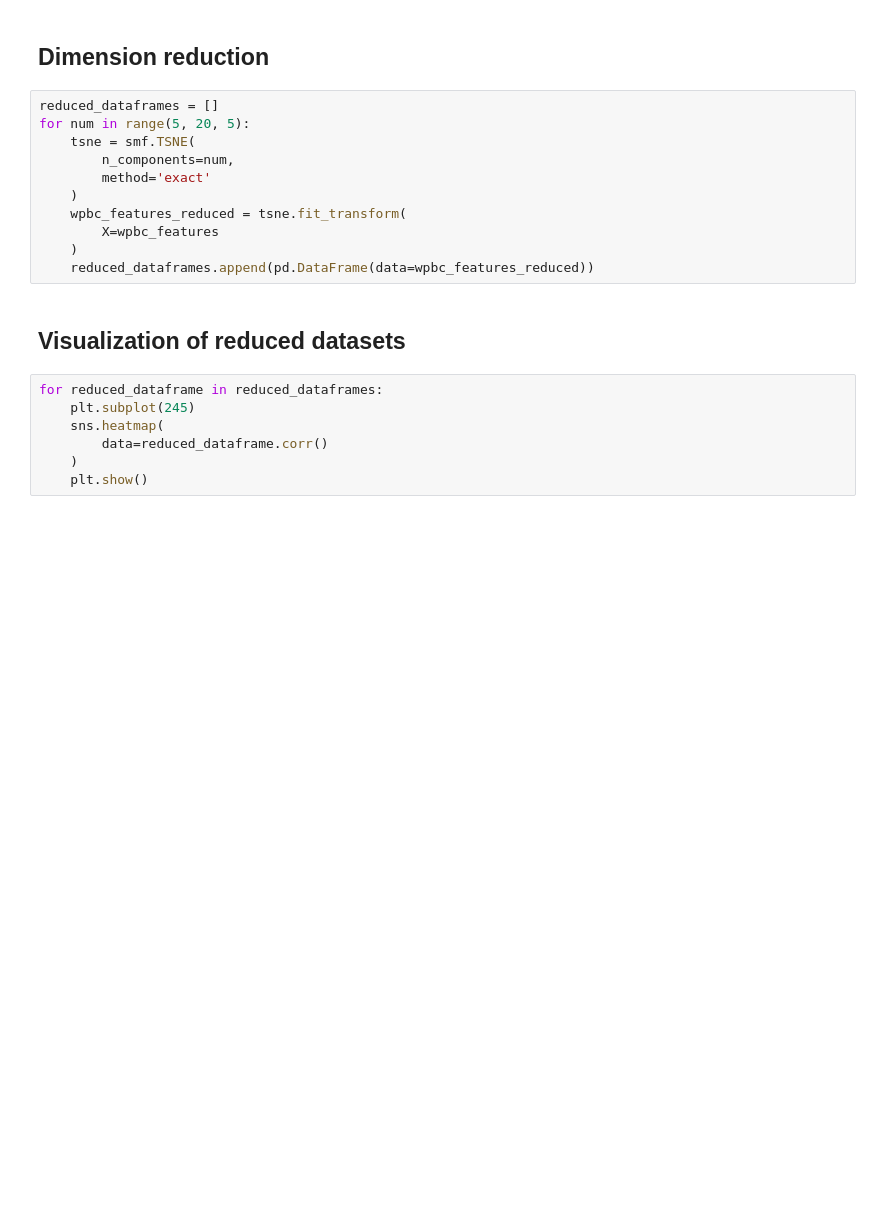
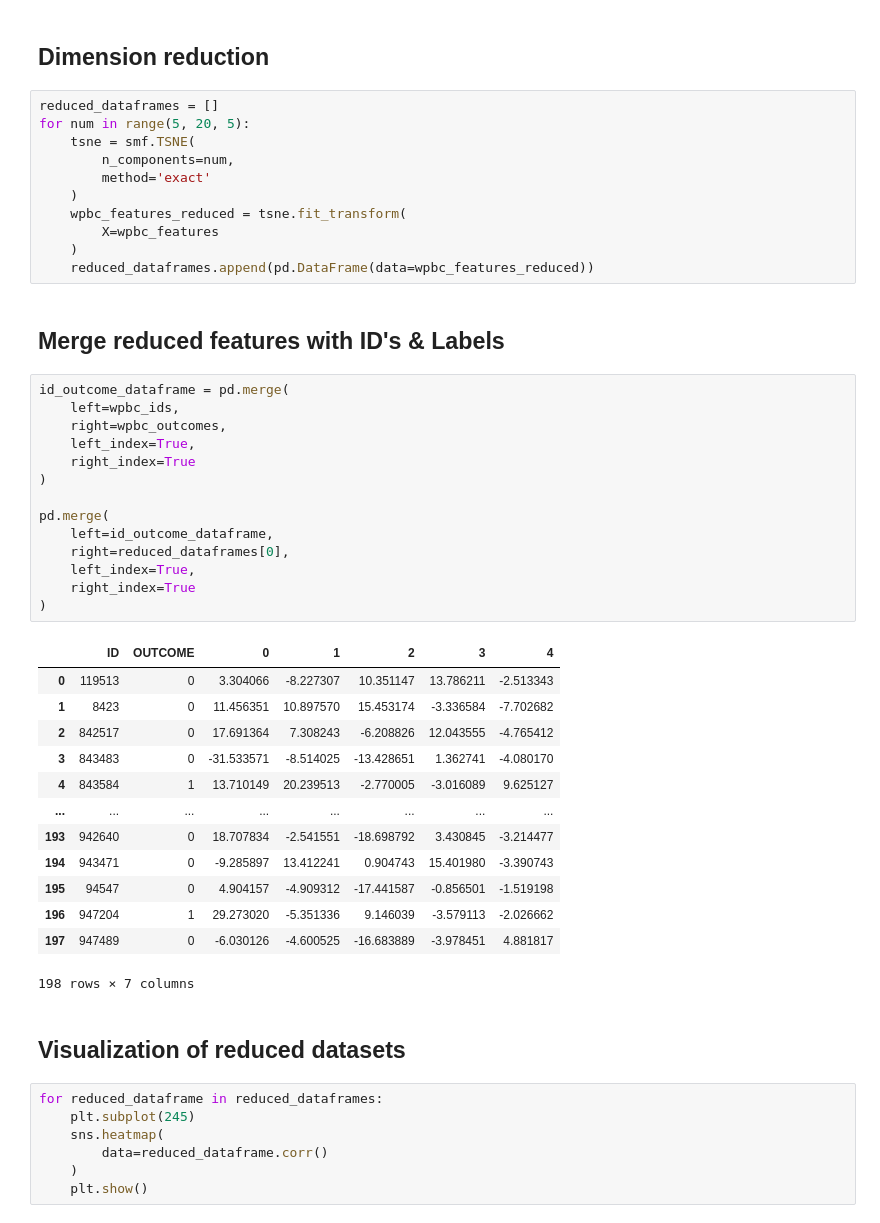
Before and after one commit to EmD4blju/breast_cancer_prognosis, a Jupyter notebook: jupyter_notebook/data_notebook.ipynb, the cells around one changed output. Cells and saved outputs as stored; diff of their text form; blank space fills up the shorter version.

```diff
--- a/jupyter_notebook/data_notebook.ipynb
+++ b/jupyter_notebook/data_notebook.ipynb
@@ -177,6 +177,36 @@ for num in range(5, 20, 5):
         X=wpbc_features
     )
     reduced_dataframes.append(pd.DataFrame(data=wpbc_features_reduced))
+# %% [markdown]
+## Merge reduced features with ID's & Labels
+# %%
+id_outcome_dataframe = pd.merge(
+    left=wpbc_ids,
+    right=wpbc_outcomes,
+    left_index=True,
+    right_index=True
+)
+
+pd.merge(
+    left=id_outcome_dataframe,
+    right=reduced_dataframes[0],
+    left_index=True,
+    right_index=True
+)
+# %% [output]
+|  | ID | OUTCOME | 0 | 1 | 2 | 3 | 4 |
+| 0 | 119513 | 0 | 3.304066 | -8.227307 | 10.351147 | 13.786211 | -2.513343 |
+| 1 | 8423 | 0 | 11.456351 | 10.897570 | 15.453174 | -3.336584 | -7.702682 |
+| 2 | 842517 | 0 | 17.691364 | 7.308243 | -6.208826 | 12.043555 | -4.765412 |
+| 3 | 843483 | 0 | -31.533571 | -8.514025 | -13.428651 | 1.362741 | -4.080170 |
+| 4 | 843584 | 1 | 13.710149 | 20.239513 | -2.770005 | -3.016089 | 9.625127 |
+| ... | ... | ... | ... | ... | ... | ... | ... |
+| 193 | 942640 | 0 | 18.707834 | -2.541551 | -18.698792 | 3.430845 | -3.214477 |
+| 194 | 943471 | 0 | -9.285897 | 13.412241 | 0.904743 | 15.401980 | -3.390743 |
+| 195 | 94547 | 0 | 4.904157 | -4.909312 | -17.441587 | -0.856501 | -1.519198 |
+| 196 | 947204 | 1 | 29.273020 | -5.351336 | 9.146039 | -3.579113 | -2.026662 |
+| 197 | 947489 | 0 | -6.030126 | -4.600525 | -16.683889 | -3.978451 | 4.881817 |
+198 rows × 7 columns
 # %% [markdown]
 ## Visualization of reduced datasets
 # %%
```
Also changed, not shown: parts of 1 cell of this notebook.
